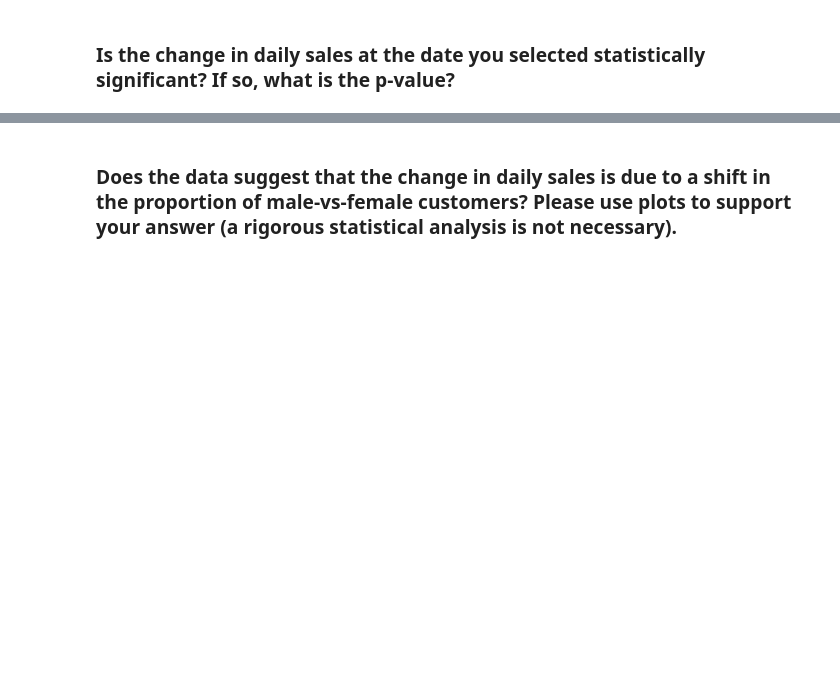
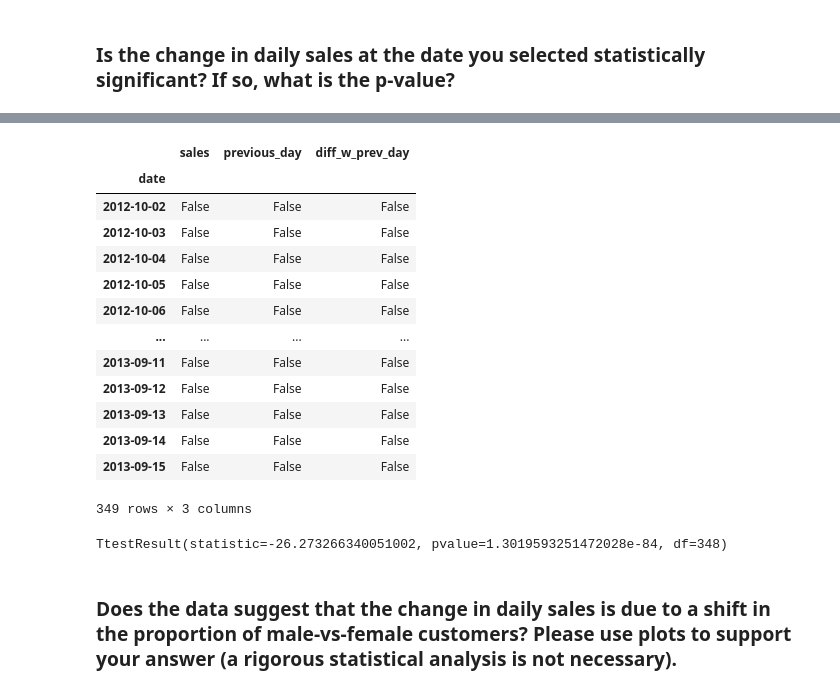
Before and after one commit to Friend09/strata_sales-data-analysis, a Jupyter notebook: practise_notebook.ipynb, the cells around one changed output, grey strips where cells are left out. Drawn from its saved outputs; the diff is of its cells as text; code cells hidden in the pictures; blank space fills up the shorter version.

```diff
--- a/practise_notebook.ipynb
+++ b/practise_notebook.ipynb
@@ -153,3 +298,33 @@ df["date"] = df["sale_time"].dt.date
+# %%
+# lets drop all nan values
+df_daily_sales.dropna(inplace=True)
+df_daily_sales.isna()
+# %% [output]
+|  | sales | previous_day | diff_w_prev_day |
+| date |  |  |  |
+| 2012-10-02 | False | False | False |
+| 2012-10-03 | False | False | False |
+| 2012-10-04 | False | False | False |
+| 2012-10-05 | False | False | False |
+| 2012-10-06 | False | False | False |
+| ... | ... | ... | ... |
+| 2013-09-11 | False | False | False |
+| 2013-09-12 | False | False | False |
+| 2013-09-13 | False | False | False |
+| 2013-09-14 | False | False | False |
+| 2013-09-15 | False | False | False |
+349 rows × 3 columns
+# %%
+# compare the max change with all daily sales
+(
+    stats
+    .ttest_1samp(
+        df_daily_sales["sales"],
+        732
+    )
+)
+# %% [output]
+TtestResult(statistic=-26.273266340051002, pvalue=1.3019593251472028e-84, df=348)
 # %% [markdown]
 ### Does the data suggest that the change in daily sales is due to a shift in the proportion of male-vs-female customers? Please use plots to support your answer (a rigorous statistical analysis is not necessary).
 # %% [markdown]
```
Also changed, not shown: parts of 11 cells of this notebook.
